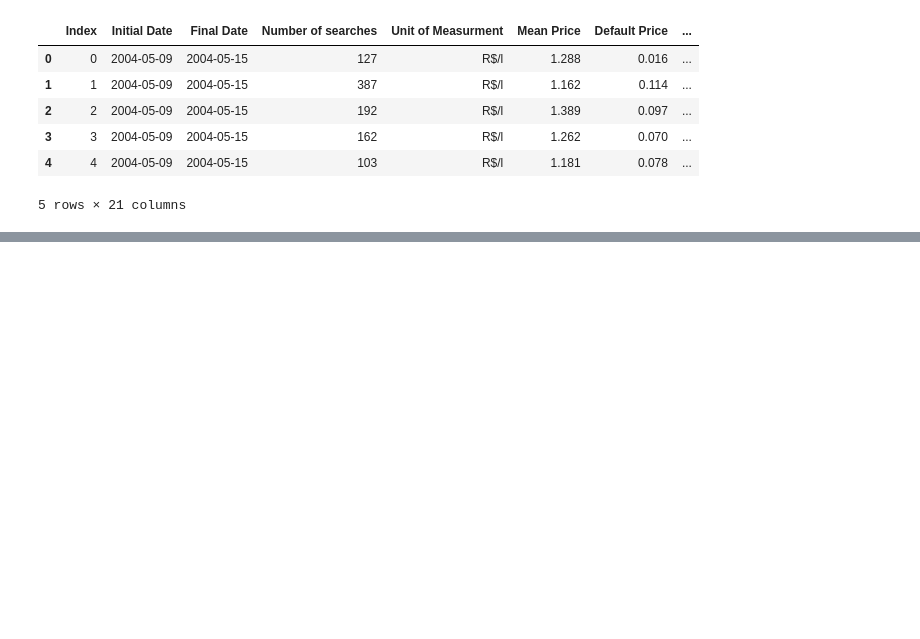
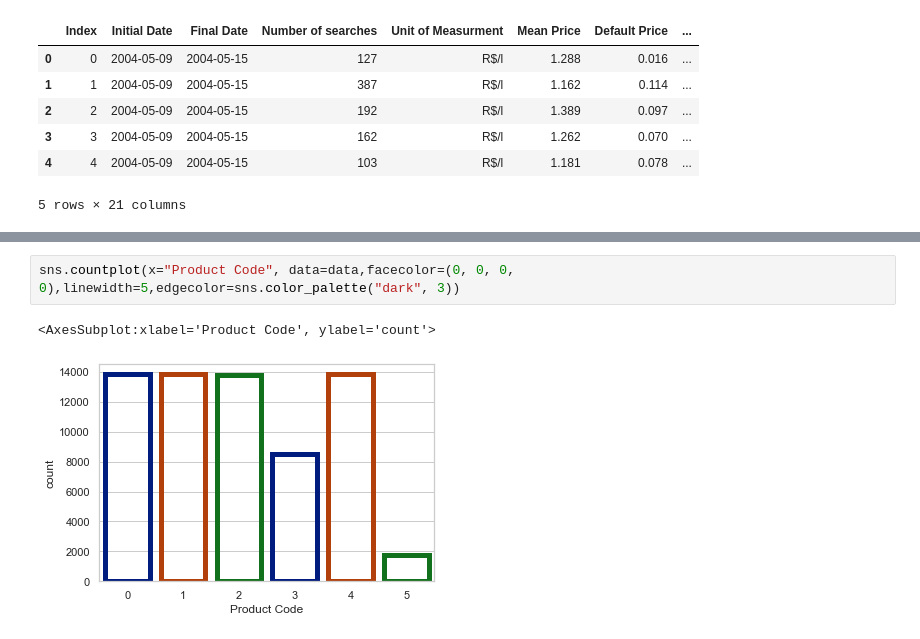
Before and after one commit to bbouya/Data_science_project_perso, a Jupyter notebook: brazil_Oil_Regression/Brazil Oil.ipynb, the cells around one changed output, grey strips where cells are left out. Saved outputs shown, nothing was run; the diff lists cells and outputs as text; blank space fills up the shorter version.

```diff
--- a/brazil_Oil_Regression/Brazil Oil.ipynb
+++ b/brazil_Oil_Regression/Brazil Oil.ipynb
@@ -328,0 +380,5 @@ data.head()
+# %%
+sns.countplot(x="Product Code", data=data,facecolor=(0, 0, 0, 0),linewidth=5,edgecolor=sns.color_palette("dark", 3))
+# %% [output]
+<AxesSubplot:xlabel='Product Code', ylabel='count'>
+[figure, added]
```
Also changed, not shown: parts of 12 cells of this notebook.
